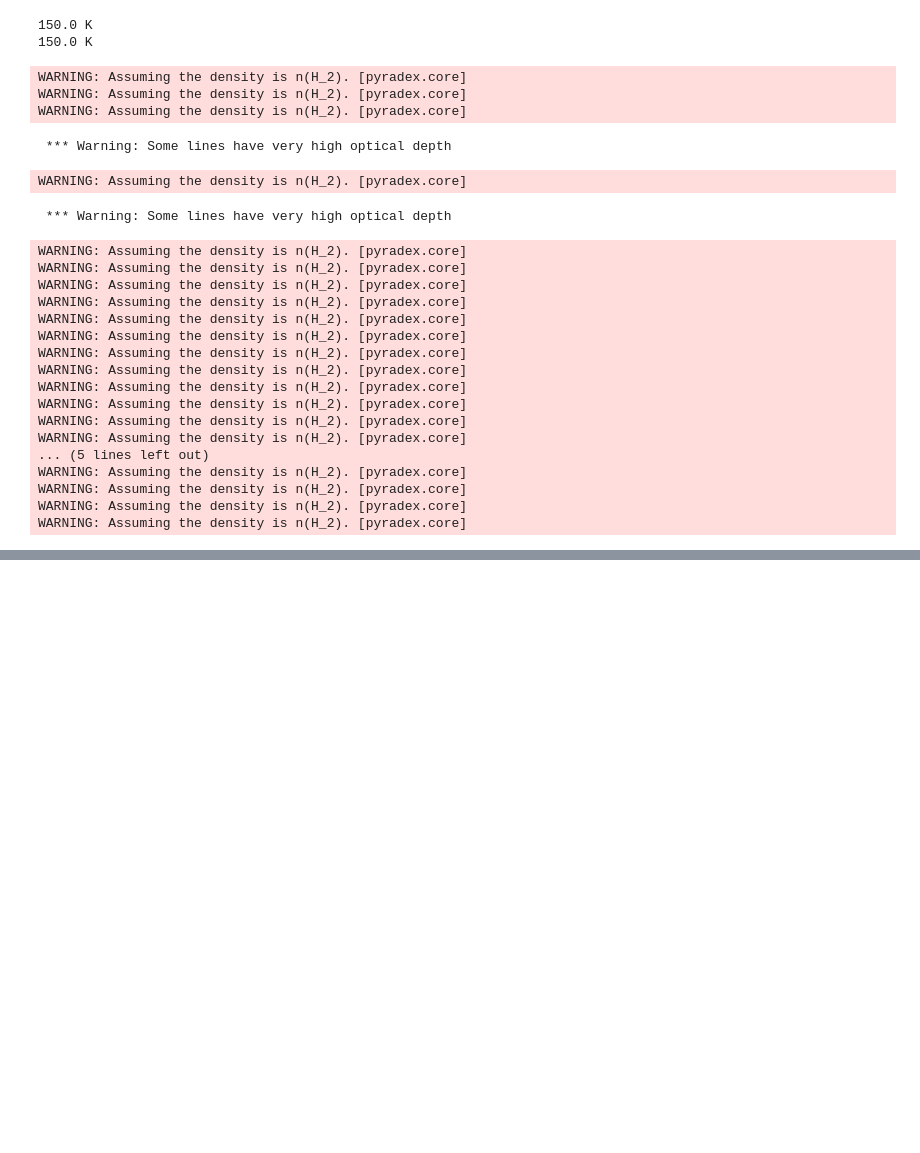
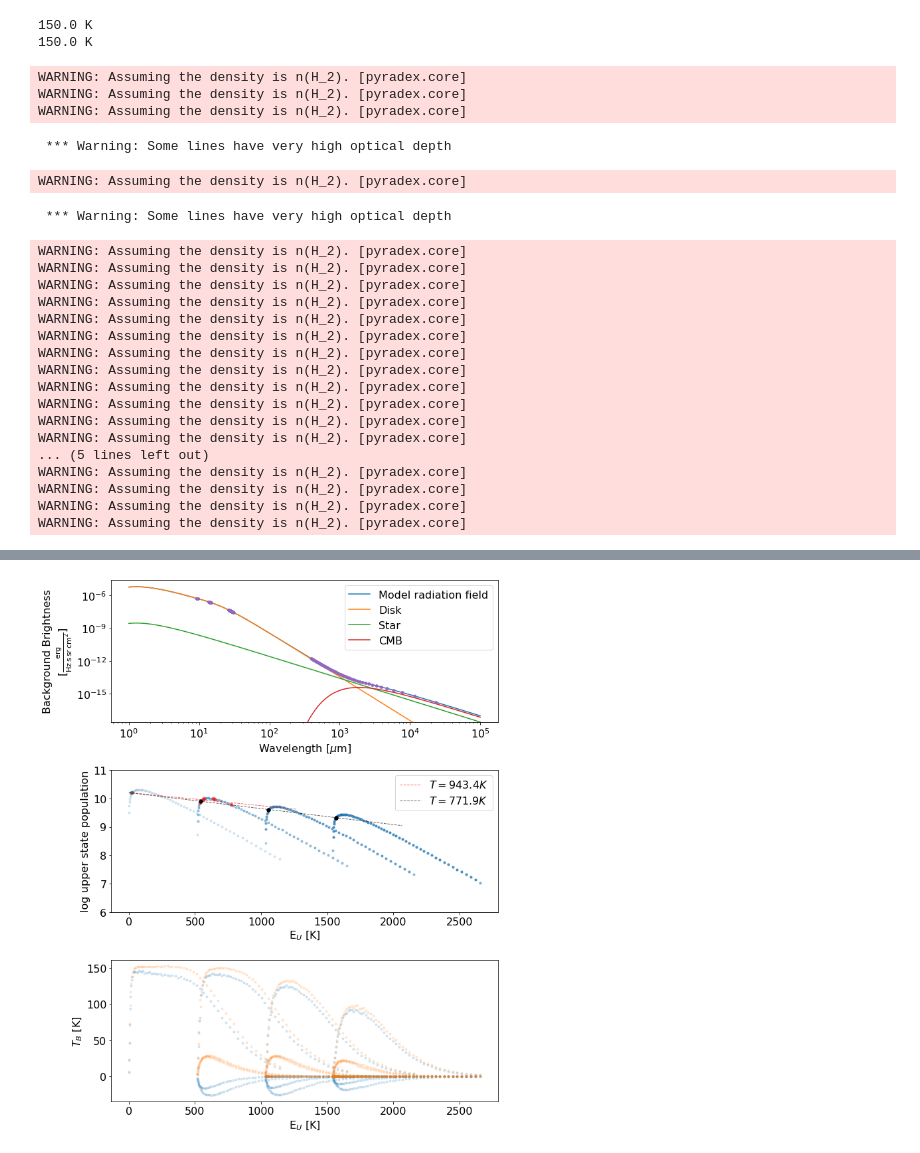
Before and after one commit to keflavich/saltmining, a Jupyter notebook: notebooks/OrionModelPredictions.ipynb, the cells around one changed output, grey strips where cells are left out. Saved outputs shown, nothing was run; the diff lists cells and outputs as text; code cells hidden in the pictures; blank space fills up the shorter version.

```diff
--- a/notebooks/OrionModelPredictions.ipynb
+++ b/notebooks/OrionModelPredictions.ipynb
@@ -406,0 +246,82 @@ rows['upperstateenergy'], len(rows)
+# %%
+# June 8, 2022 version - discussion w/Ceccarelli about optically thin dust disk
+plotwl = np.logspace(0, 5, 1000)*u.um
+plotfreq = plotwl.to(u.GHz, u.spectral())
+rovib_range_plot = (plotwl>25*u.um) & (plotwl<45*u.um)
+
+tbldata = []
+
+for density in (1e6, 1e7, 1e8,1e9,1e10,1e11)*u.cm**-3:
+    for column in (1e12,1e13,1e14,1e15)*u.cm**-2:
+        for disktem in (100, 200, 300, 500, 1000, 2000, 3000, 4000)*u.K:
+            for tgas in (50, 70, 100, 150,)*u.K:
+                tmod = disktem
+                beta=2
+                plotbg = bgfunc_mod(plotfreq, disktem=disktem, beta=beta)
+                disk,star,cmb = bgfunc_mod(plotfreq, disktem=disktem, beta=beta, return_components=True)
+                rr.background_brightness = bgfunc_mod(freq, disktem=disktem, beta=beta)
+                rslt = (rr(density=density, column=column, temperature=tgas, tbg=None))
+
+
+
+                fig7 = pl.figure(7, figsize=(10,12))
+                fig7.clf()
+                ax1 = pl.subplot(3,1,1)
+                pl.loglog(plotwl, plotbg, linestyle='-', label='Model radiation field')
+                axlims = ax1.axis()
+                pl.loglog(plotwl, disk, linestyle='-', label='Disk')
+                pl.loglog(plotwl, star, linestyle='-', label='Star')
+                pl.loglog(plotwl, cmb, linestyle='-', label='CMB')
+                ax1.axis(axlims)
+
+                pl.loglog(wl, rr.background_brightness, marker='.', linestyle='none')
+                pl.xlabel("Wavelength [$\mu$m]")
+                pl.ylabel("Background Brightness\n[{}]".format(rr.background_brightness.unit.to_string(format='latex')))
+                pl.legend(loc='best')
+                ax2 = pl.subplot(3,1,2)
+
+                # introduce an arbitrary scaling value to obtain 'reasonable' column densities
+                scaling = 1e12 * u.cm**-2
+
+                pl.plot(rslt['upperstateenergy'].data, np.log10(rslt['upperlevelpop'].data * scaling.value), '.', label=None, alpha=0.15)
+
+                #nacl = Vamdc.query_molecule('NaCl$')
+                frqs, einsteinAij, degeneracies, EU, partfunc = get_molecular_parameters('NaCl, v=0-15', catalog='CDMS', fmin=85*u.GHz, fmax=360*u.GHz)
+
+                fitcolrot, fittrot,_,_ = fit_tex(u.Quantity(rslt[vone & obs]['upperstateenergy'], u.K), rslt[vone &
+                                                                                    obs]['upperlevelpop']*scaling,
+                        partition_func=partfunc,plot=True, min_nupper=1e-50, labeltemonly=True)
+                fitcolvib, fittvib,_,_ = fit_tex(u.Quantity(rslt[Jeight]['upperstateenergy'], u.K),
+                        rslt[Jeight]['upperlevelpop']*scaling, partition_func=partfunc,plot=True,
+                        min_nupper=1e-50, color='k', labeltemonly=True)
+                pl.legend(loc='upper right')
+
+                pl.xlabel("E$_U$ [K]")
+                pl.ylabel("log upper state population")
+                pl.ylim(6,11)
+
+                ax3 = pl.subplot(3,1,3)
+                pl.plot(rslt['upperstateenergy'].data, (rslt['T_B']), '.', label=None, alpha=0.15)
+                pl.plot(rslt['upperstateenergy'].data, (rslt['Tex'] * (1-np.exp(-rslt['tau']))), '.', label=None, alpha=0.15)
+                pl.xlabel("E$_U$ [K]")
+                pl.ylabel("$T_B$ [K]")
+
+                tbldata.append({'density': density,
+                                'column': column,
+                                'tgas': tgas,
+                                'disktem': disktem,
+                                'tvib': fittvib,
+                                'trot': fittrot,
+                                'colvib': fitcolvib,
+                                'colrot': fitcolrot,
+                               })
+                #print(tbldata)
+                tbl = Table(tbldata)
+                tbl.write("OrionDiskLVGModelPredictionsModifiedBB.ecsv", overwrite=True)
+
+                pl.tight_layout()
+                fig7.savefig(paths.fpath(f'simulated_populations_with_modbb_radiation_field_tmod{int(tmod.value):d}_tgas{int(tgas.value):d}_column{column.value:0.1e}_density{density.value:0.1e}.pdf'), bbox_inches='tight')
+                fig7.savefig(paths.fpath(f'simulated_populations_with_modbb_radiation_field_tmod{int(tmod.value):d}_tgas{int(tgas.value):d}_column{column.value:0.1e}_density{density.value:0.1e}.svg'), bbox_inches='tight')
+                fig7.savefig(paths.fpath(f'simulated_populations_with_modbb_radiation_field_tmod{int(tmod.value):d}_tgas{int(tgas.value):d}_column{column.value:0.1e}_density{density.value:0.1e}.png'), bbox_inches='tight')
+# %% [output]
+[figure, added]
```
Also changed, not shown: parts of 29 cells of this notebook, 4 other files.
